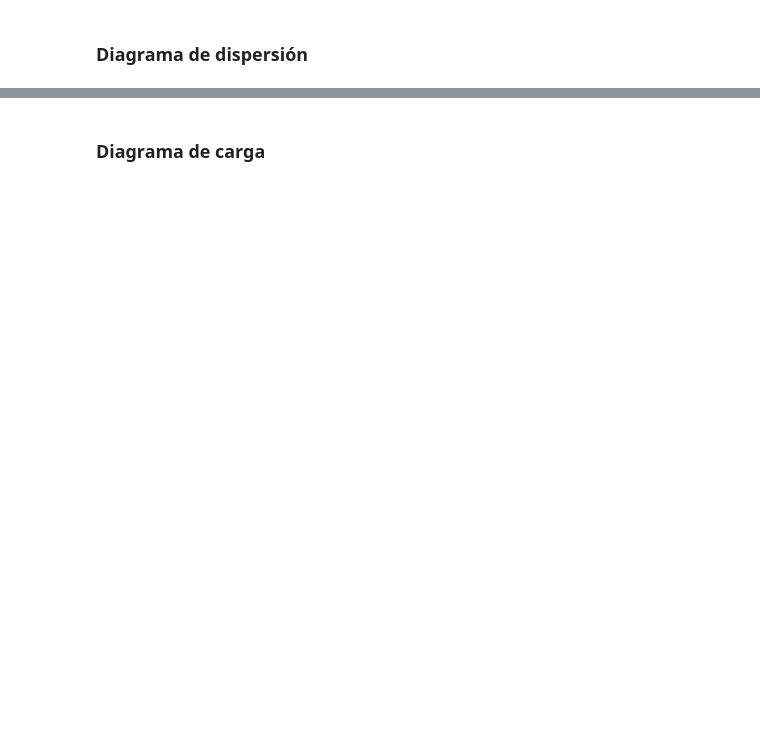
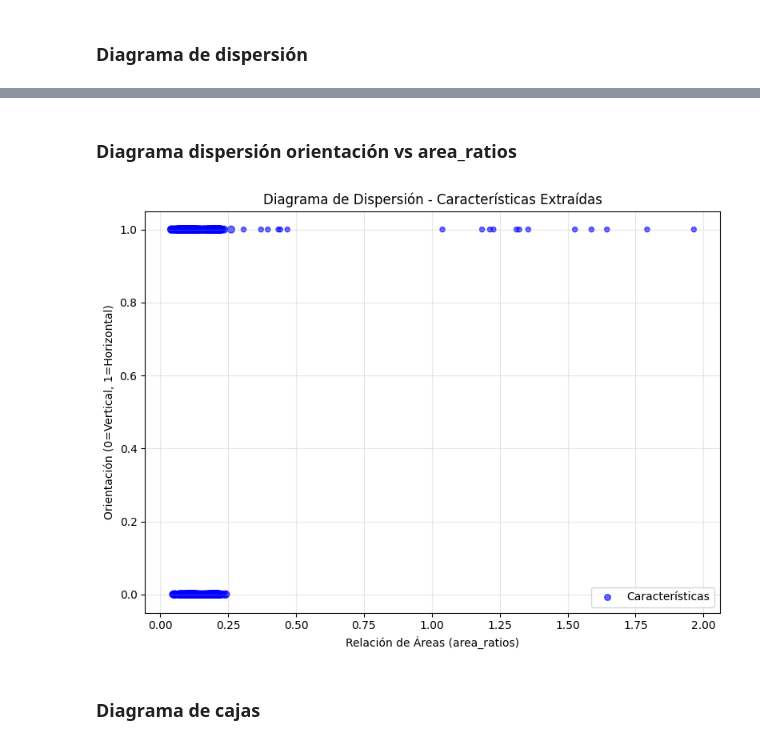
Before and after one commit to miguelable/PSM_OpenCV, a Jupyter notebook: clasificacion_lotes.ipynb, the cells around one changed output, grey strips where cells are left out. Cells and saved outputs as stored; diff of their text form; code cells hidden in the pictures; blank space fills up the shorter version.

```diff
--- a/clasificacion_lotes.ipynb
+++ b/clasificacion_lotes.ipynb
@@ -376,2 +376,44 @@ plt.show()
+# %% [markdown]
+### Diagrama dispersión orientación vs area_ratios
+# %%
+import itertools
+
+# Asegurarnos de que las listas sean planas
+area_ratios = list(itertools.chain.from_iterable(info['area_ratios'] for info in segment_info_global))
+orientations = list(itertools.chain.from_iterable(
+    [1 if o == 'horizontal' else 0 for o in info['orientation']] for info in segment_info_global
+))
+
+# Usar una lista del mismo tamaño para el tamaño del scatter
+num_contours_flat = list(itertools.chain.from_iterable(
+    [info['num_contours']] * len(info['area_ratios']) for info in segment_info_global
+))
+
+# Confirmar que todas las listas tienen la misma longitud
+assert len(area_ratios) == len(orientations) == len(num_contours_flat), "Longitudes inconsistentes en los datos."
+
+# Crear el diagrama de dispersión
+plt.figure(figsize=(8, 6))
+plt.scatter(
+    area_ratios,
+    orientations,
+    s=[n * 20 for n in num_contours_flat],
+    alpha=0.6,
+    c='blue',
+    label="Características"
+)
+
+# Configurar el gráfico
+plt.title("Diagrama de Dispersión - Características Extraídas")
+plt.xlabel("Relación de Áreas (area_ratios)")
+plt.ylabel("Orientación (0=Vertical, 1=Horizontal)")
+plt.grid(alpha=0.3)
+plt.legend()
+
+# Mostrar el gráfico
+plt.tight_layout()
+plt.show()
+# %% [output]
+[figure, added]
 # %% [markdown]
-### Diagrama de carga
+### Diagrama de cajas
```
Also changed, not shown: parts of 7 cells of this notebook.
